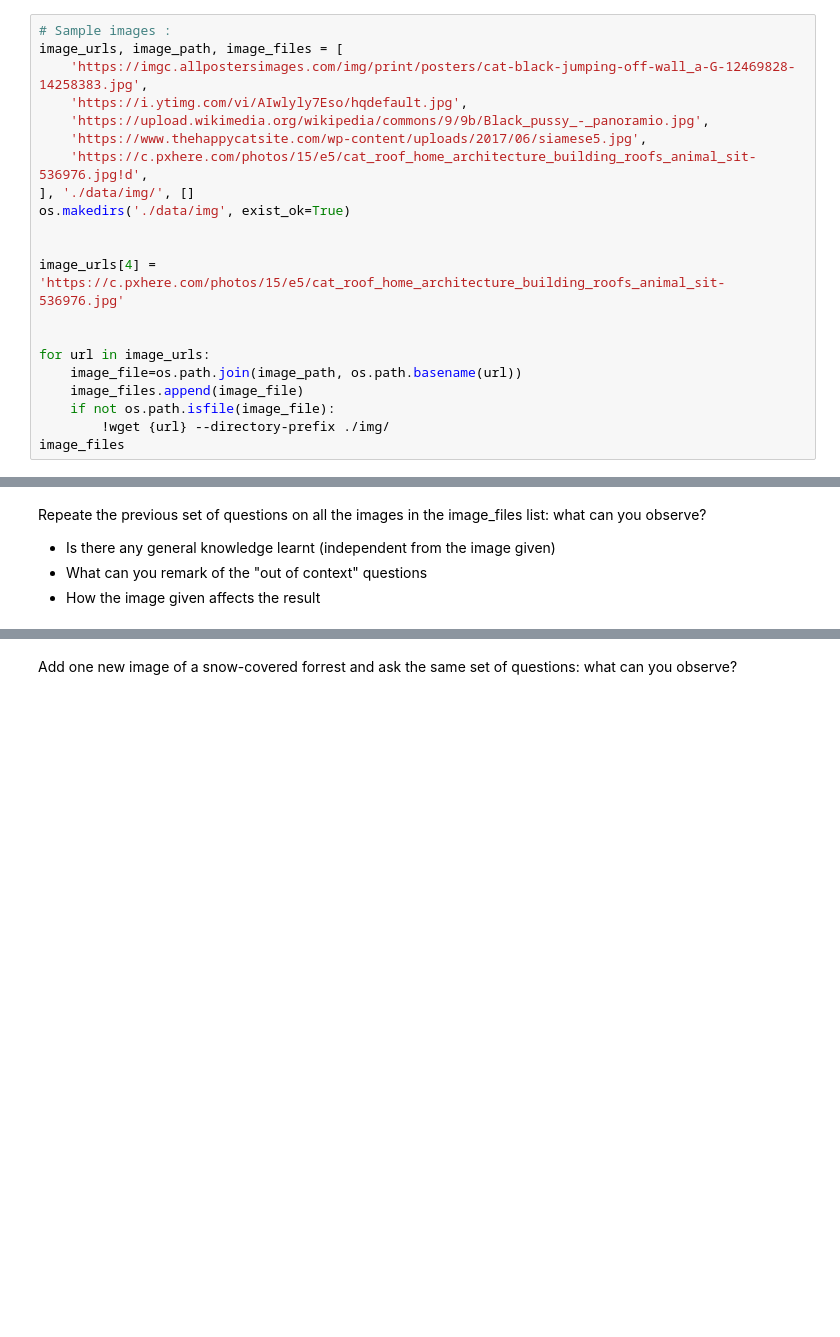
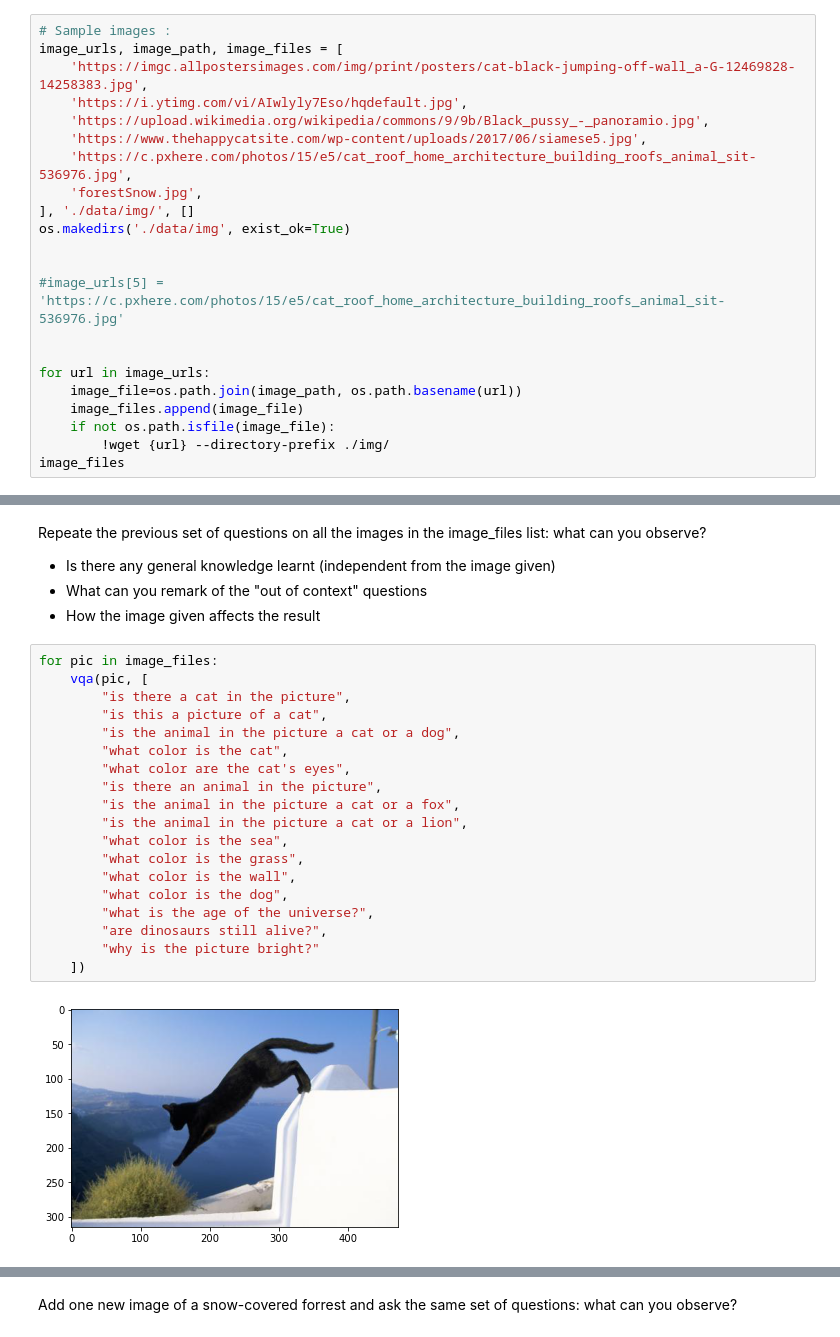
Before and after one commit to dave1b/nlp_hs21, a Jupyter notebook: VQA/VQA_playground.ipynb, the cells around one changed output, grey strips where cells are left out. Saved outputs shown, nothing was run; the diff lists cells and outputs as text; blank space fills up the shorter version.

```diff
--- a/VQA/VQA_playground.ipynb
+++ b/VQA/VQA_playground.ipynb
@@ -138,12 +126,13 @@ image_urls, image_path, image_files = [
     'https://i.ytimg.com/vi/AIwlyly7Eso/hqdefault.jpg',
     'https://upload.wikimedia.org/wikipedia/commons/9/9b/Black_pussy_-_panoramio.jpg',
     'https://www.thehappycatsite.com/wp-content/uploads/2017/06/siamese5.jpg',
-    'https://c.pxhere.com/photos/15/e5/cat_roof_home_architecture_building_roofs_animal_sit-536976.jpg!d',
+    'https://c.pxhere.com/photos/15/e5/cat_roof_home_architecture_building_roofs_animal_sit-536976.jpg',
+    'forestSnow.jpg',
 ], './data/img/', []
 os.makedirs('./data/img', exist_ok=True)
 
 
-image_urls[4] = 'https://c.pxhere.com/photos/15/e5/cat_roof_home_architecture_building_roofs_animal_sit-536976.jpg'
+#image_urls[5] = 'https://c.pxhere.com/photos/15/e5/cat_roof_home_architecture_building_roofs_animal_sit-536976.jpg'
 
 
 for url in image_urls:
@@ -290,3 +280,24 @@ Repeate the previous set of questions on all the images in the image_files list:
 * Is there any general knowledge learnt (independent from the image given)
 * What can you remark of the "out of context" questions
 * How the image given affects the result
+# %%
+for pic in image_files:
+    vqa(pic, [
+        "is there a cat in the picture",
+        "is this a picture of a cat",
+        "is the animal in the picture a cat or a dog",
+        "what color is the cat",
+        "what color are the cat's eyes",
+        "is there an animal in the picture",
+        "is the animal in the picture a cat or a fox",
+        "is the animal in the picture a cat or a lion",
+        "what color is the sea",
+        "what color is the grass",
+        "what color is the wall",
+        "what color is the dog",
+        "what is the age of the universe?",
+        "are dinosaurs still alive?",
+        "why is the picture bright?"
+    ])
+# %% [output]
+[figure, added]
```
Also changed, not shown: parts of 7 cells of this notebook.
